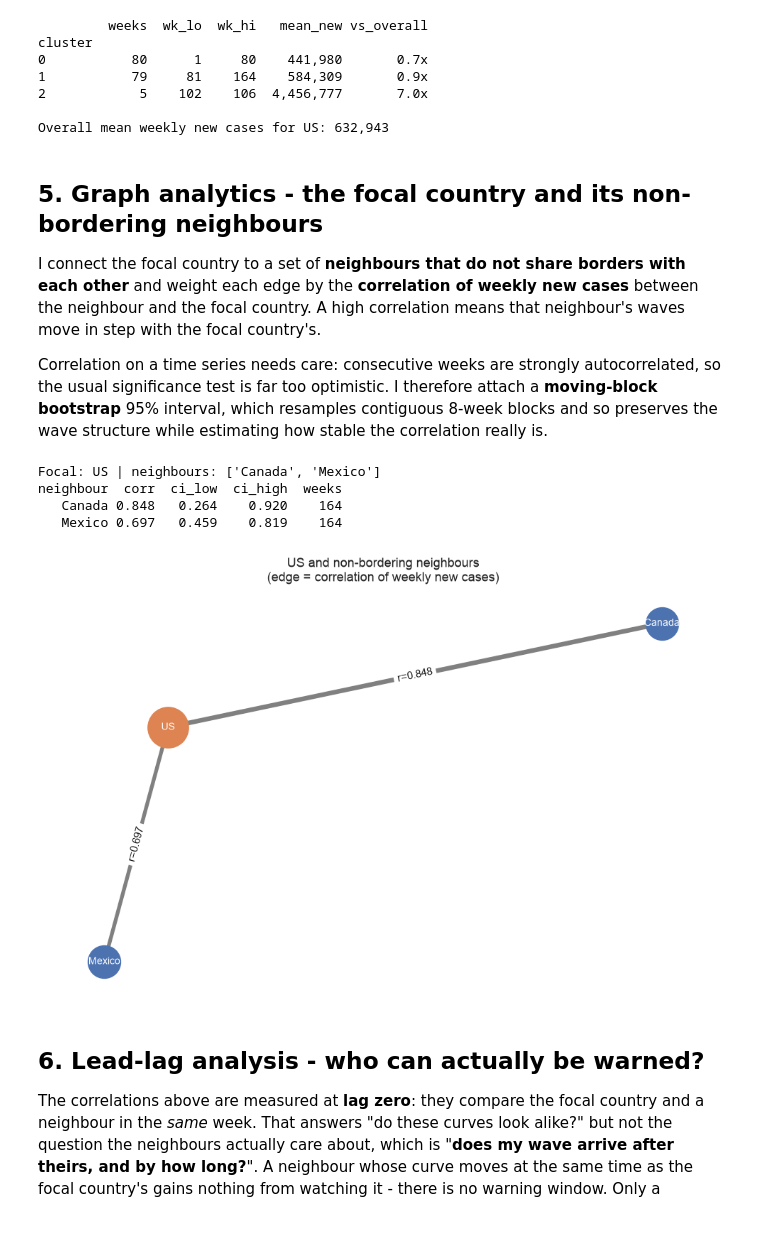
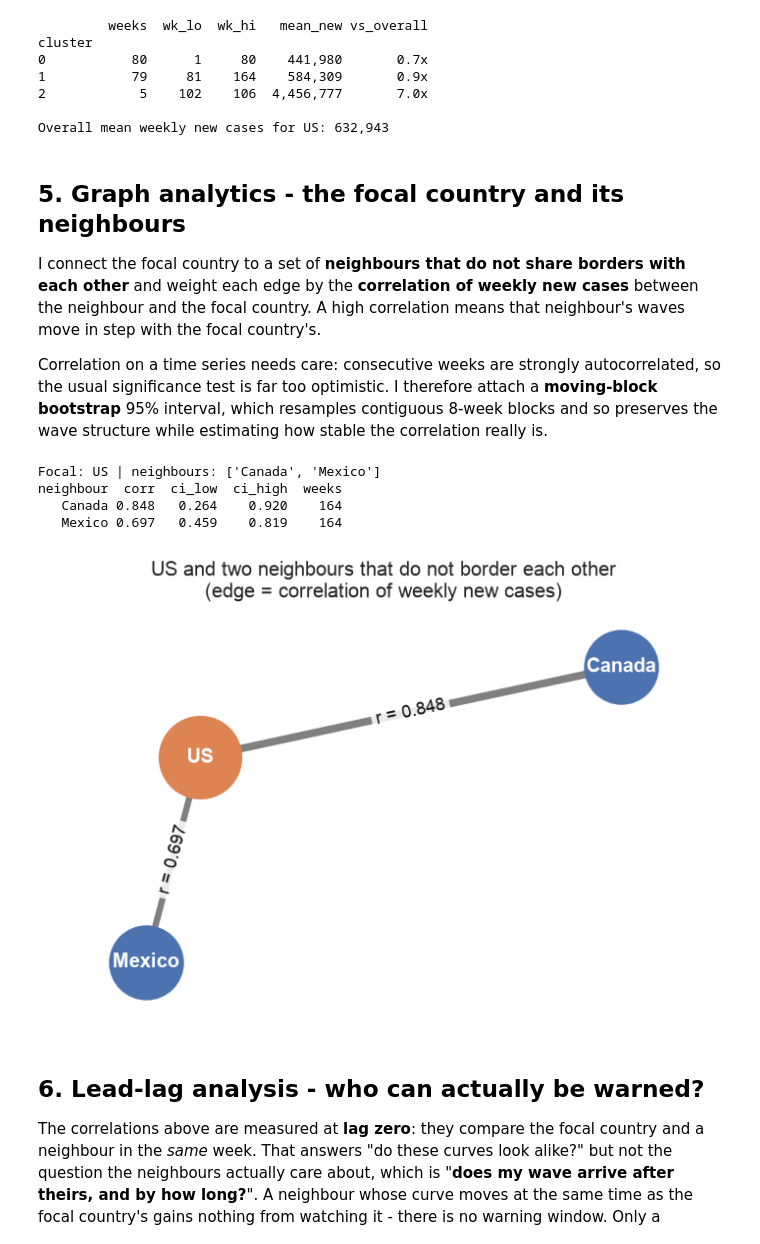
Before and after one commit to lfariabr/masters-swe-ai, a Jupyter notebook: 2026-T2/BDA/assignments/Assessment3/notebook/BDA601FariaLuis_Assessment3.ipynb, the cells around one changed output. Drawn from its saved outputs; the diff is of its cells as text; code cells hidden in the pictures.

```diff
--- a/2026-T2/BDA/assignments/Assessment3/notebook/BDA601FariaLuis_Assessment3.ipynb
+++ b/2026-T2/BDA/assignments/Assessment3/notebook/BDA601FariaLuis_Assessment3.ipynb
@@ -381,7 +383,7 @@ cluster
 
 Overall mean weekly new cases for US: 632,943
 # %% [markdown]
-## 5. Graph analytics - the focal country and its non-bordering neighbours
+## 5. Graph analytics - the focal country and its neighbours
 
 I connect the focal country to a set of **neighbours that do not share borders with each other** and
 weight each edge by the **correlation of weekly new cases** between the neighbour and the focal country.
@@ -457,29 +459,35 @@ neighbour  corr  ci_low  ci_high  weeks
 # %%
 # Draw the graph with geographic positions (Long, Lat); edge width/label = correlation.
 G = nx.Graph()
 G.add_node(FOCAL)
 require(FOCAL in centroid.index, f"No coordinates available for {FOCAL}.")
 pos = {FOCAL: (float(centroid.loc[FOCAL, "Long"]), float(centroid.loc[FOCAL, "Lat"]))}
 for e in edges:
     n = e["neighbour"]
     if n not in centroid.index:
         print(f"Warning: no coordinates for {n} - omitted from the map.")
         continue
     G.add_edge(FOCAL, n, weight=e["corr"])
     pos[n] = (float(centroid.loc[n, "Long"]), float(centroid.loc[n, "Lat"]))
 
-plt.figure(figsize=(9, 6))
-widths = [max(0.5, abs(G[u][v]["weight"]) * 5) for u, v in G.edges()]
-nx.draw_networkx_nodes(G, pos, nodelist=[FOCAL], node_color="#DD8452", node_size=1400)
+plt.figure(figsize=(8, 5))
+widths = [max(0.5, abs(G[u][v]["weight"]) * 6) for u, v in G.edges()]
+nx.draw_networkx_nodes(G, pos, nodelist=[FOCAL], node_color="#DD8452", node_size=3000)
 nx.draw_networkx_nodes(G, pos, nodelist=[n for n in G.nodes if n != FOCAL],
-                       node_color="#4C72B0", node_size=900)
+                       node_color="#4C72B0", node_size=2400)
 nx.draw_networkx_edges(G, pos, width=widths, edge_color="grey")
-nx.draw_networkx_labels(G, pos, font_size=9, font_color="white")
-nx.draw_networkx_edge_labels(G, pos, edge_labels={(u, v): f"r={G[u][v]['weight']}" for u, v in G.edges()})
-plt.title(f"{FOCAL} and non-bordering neighbours\n(edge = correlation of weekly new cases)")
-plt.axis("off"); plt.tight_layout(); plt.savefig(FIG_DIR / "fig04_neighbour_graph.png"); plt.show()
+nx.draw_networkx_labels(G, pos, font_size=13, font_color="white", font_weight="bold")
+nx.draw_networkx_edge_labels(G, pos, font_size=12,
+                             edge_labels={(u, v): f"r = {G[u][v]['weight']}" for u, v in G.edges()},
+                             bbox=dict(boxstyle="round,pad=0.25", fc="white", ec="none", alpha=0.85))
+plt.title(f"{FOCAL} and two neighbours that do not border each other"
+          "\n(edge = correlation of weekly new cases)", fontsize=13)
+plt.axis("off")
+plt.margins(0.14)                                  # keep node labels off the frame edge
+# bbox_inches="tight" trims the dead space the geographic layout leaves around the nodes.
+plt.savefig(FIG_DIR / "fig04_neighbour_graph.png", bbox_inches="tight"); plt.show()
 # %% [output]
-[figure, old version]
+[figure, new version]
 # %% [markdown]
 ## 6. Lead-lag analysis - who can actually be warned?
 
```
Also changed, not shown: parts of 10 cells of this notebook, 8 other files.
